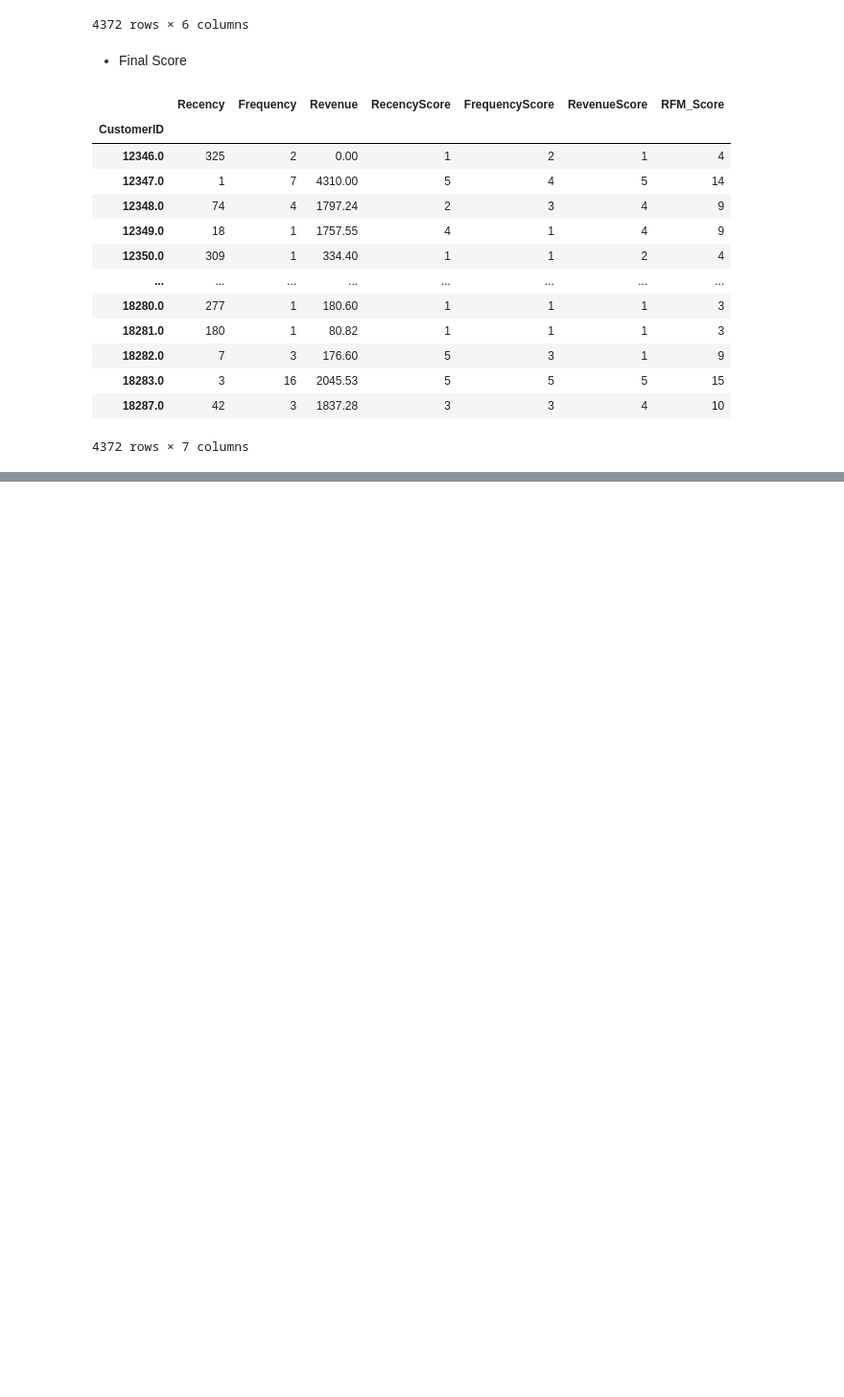
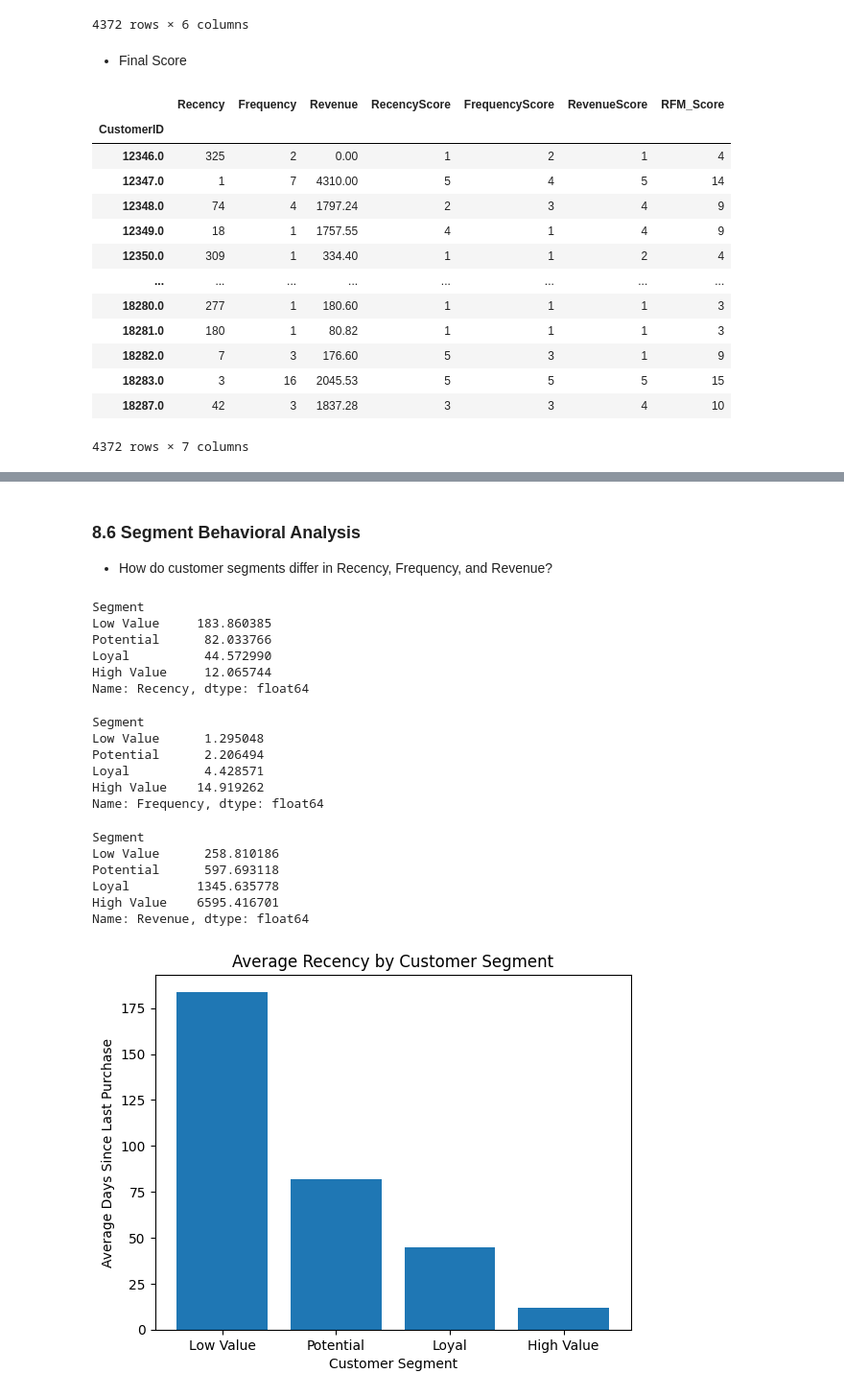
Before and after one commit to aylinshojazade/online-retail-analysis, a Jupyter notebook: analysis.ipynb, the cells around one changed output, grey strips where cells are left out. Shown at 96% size. Drawn from its saved outputs; the diff is of its cells as text; code cells hidden in the pictures; blank space fills up the shorter version.

```diff
--- a/analysis.ipynb
+++ b/analysis.ipynb
@@ -1799,0 +1879,41 @@ Name: count, dtype: int64
+# %% [markdown]
+### 8.6 Segment Behavioral Analysis
+
+- How do customer segments differ in Recency, Frequency, and Revenue?
+# %%
+rfm.groupby("Segment")["Recency"].mean()
+# %% [output]
+Segment
+Low Value     183.860385
+Potential      82.033766
+Loyal          44.572990
+High Value     12.065744
+Name: Recency, dtype: float64
+# %%
+rfm.groupby("Segment")["Frequency"].mean()
+# %% [output]
+Segment
+Low Value      1.295048
+Potential      2.206494
+Loyal          4.428571
+High Value    14.919262
+Name: Frequency, dtype: float64
+# %%
+rfm.groupby("Segment")["Revenue"].mean()
+# %% [output]
+Segment
+Low Value      258.810186
+Potential      597.693118
+Loyal         1345.635778
+High Value    6595.416701
+Name: Revenue, dtype: float64
+# %%
+plt.bar(segment_analysis.index, rfm.groupby("Segment")["Recency"].mean())
+
+plt.title("Average Recency by Customer Segment")
+plt.xlabel("Customer Segment")
+plt.ylabel("Average Days Since Last Purchase")
+
+plt.show()
+# %% [output]
+[figure, added]
```
Also changed, not shown: parts of 16 cells of this notebook.
